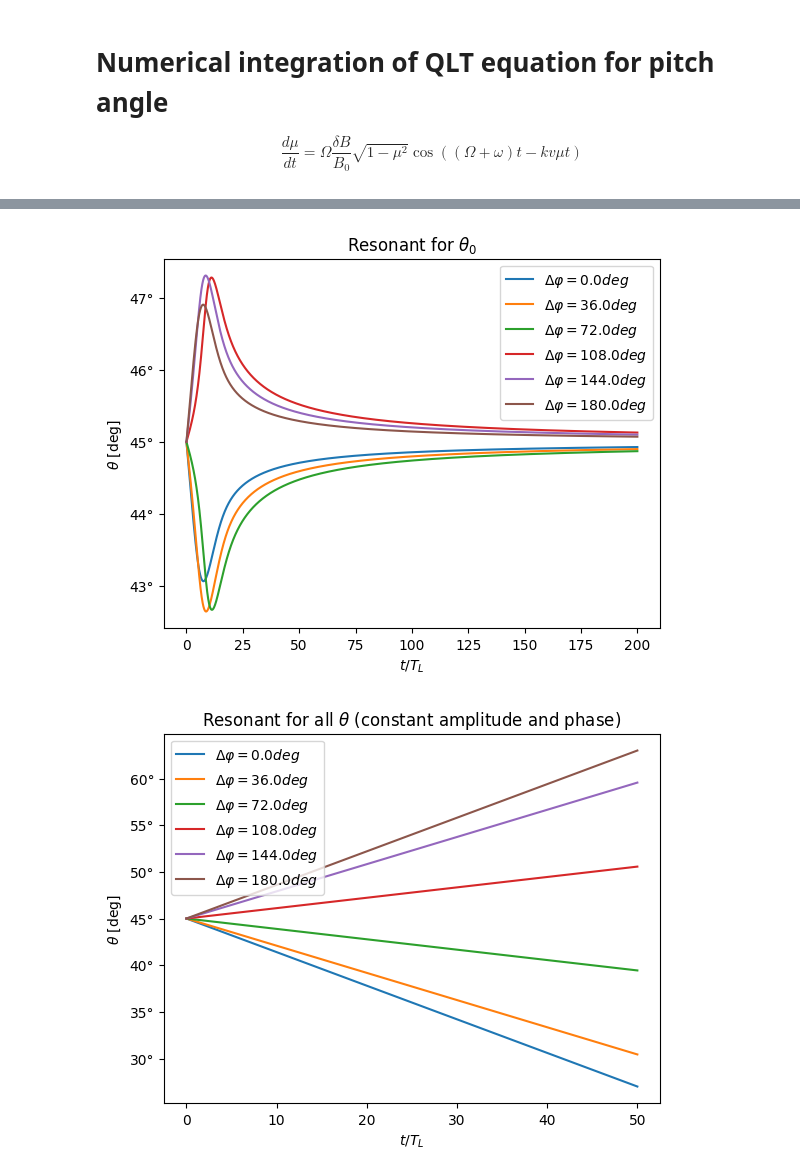
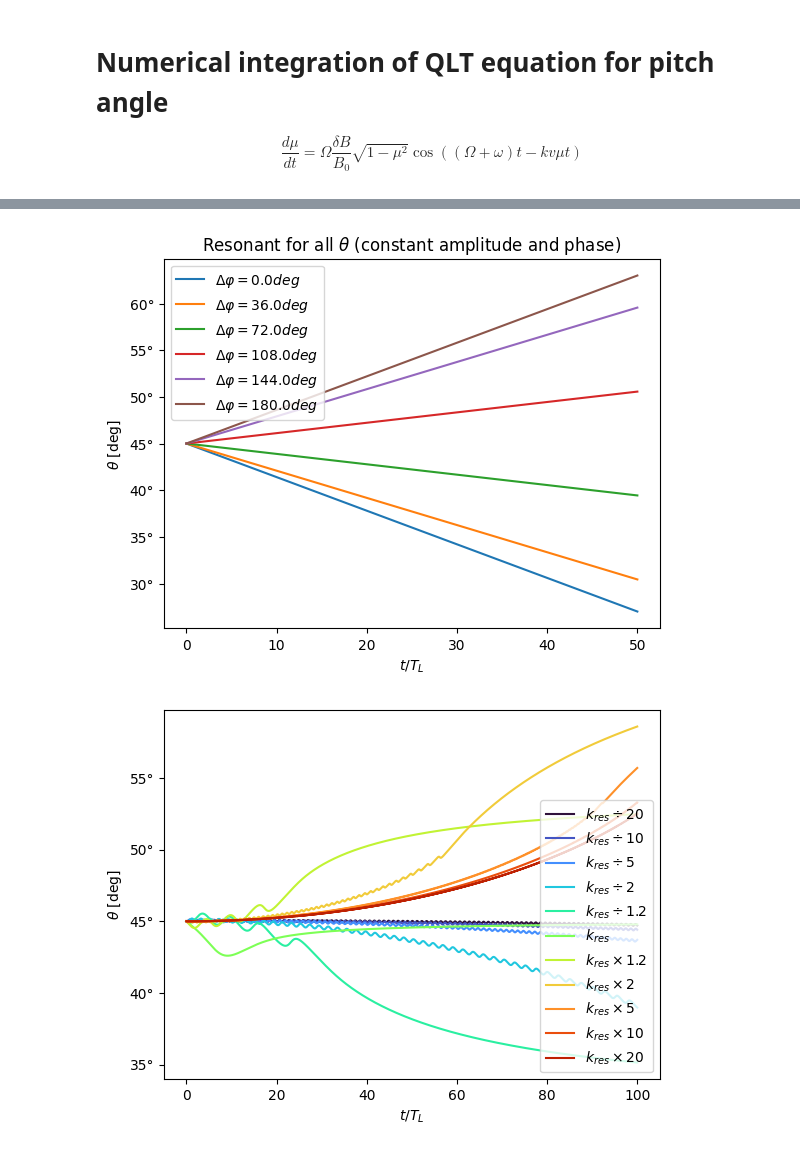
Before and after one commit to nj-vs-vh/gssi-he-th, a Jupyter notebook: Pitch Angle Diffusion Simulation.ipynb, the cells around one changed output, grey strips where cells are left out. Drawn from its saved outputs; the diff is of its cells as text; code cells hidden in the pictures.

```diff
--- a/Pitch Angle Diffusion Simulation.ipynb
+++ b/Pitch Angle Diffusion Simulation.ipynb
@@ -392,5 +410,5 @@ def get_mu_rhs(
 # %%
 theta0 = np.pi / 4
 particle = Particle.from_energy_pitch_angle(E=100 * u.GeV, theta=theta0)
-y0 = np.array([np.cos(theta0)])
+mu_0 = np.array([np.cos(theta0)])
 T_L_ = (particle.T_L).to(T_UNIT).value
@@ -398,12 +445,13 @@ T_L_ = (particle.T_L).to(T_UNIT).value
 _, ax = plt.subplots()
 for phase_diff in np.linspace(0, np.pi, 6):
     with tqdm() as pbar:
+        fun, step = get_mu_rhs(particle=particle, k="resonant", phase_diff=phase_diff, mu_0=mu_0)
         solution = solve_ivp(
-            fun=get_mu_rhs(particle=particle, k=particle.k_res, phase_diff=phase_diff),
-            t_span=(0, 200 * T_L_),
-            y0=y0,
+            fun=fun,
+            t_span=(0, 50 * T_L_),
+            y0=mu_0,
             args=[pbar, False],
-            max_step=0.05 * T_L_,
+            max_step=step,
         )
     ax.plot(
         (solution.t * T_UNIT / particle.T_L).decompose(),
@@ -412,29 +460,46 @@ for phase_diff in np.linspace(0, np.pi, 6):
     )
 label_axes(ax, "t / T_L", "\\theta")
 ax.legend()
-ax.set_title("Resonant for $\\theta_0$")
+ax.set_title("Resonant for all $\\theta$ (constant amplitude and phase)")
 plt.show()
 # %% [output]
-[figure, old version]
+[figure, new version]
 # %%
 _, ax = plt.subplots()
-for phase_diff in np.linspace(0, np.pi, 6):
-    with tqdm() as pbar:
-        solution = solve_ivp(
-            fun=get_mu_rhs(particle=particle, k="resonant", phase_diff=phase_diff),
-            t_span=(0, 50 * T_L_),
-            y0=y0,
-            args=[pbar, False],
-            max_step=0.05 * T_L_,
+multipliers = (1.2, 2, 5, 10, 20)
+total = len(multipliers) * 2 + 1
+cmap = matplotlib.colormaps["turbo"]
+idx = 0
+for power in (-1, 0, 1):
+    for multiplier in sorted(multipliers, reverse=power < 0) if power != 0 else [1]:
+        fun, step = get_mu_rhs(
+            particle=particle,
+            k=particle.k_res * multiplier**power,
+            phase_diff=np.pi / 4,
+            mu_0=mu_0,
         )
-    ax.plot(
-        (solution.t * T_UNIT / particle.T_L).decompose(),
-        180 * np.arccos(solution.y[0, :]) / np.pi * u.deg,
-        label=f"$\\Delta \\varphi = {{{180 * phase_diff / np.pi * u.deg:.1f}}}$",
-    )
+        with tqdm() as pbar:
+            solution = solve_ivp(
+                fun=fun,
+                t_span=(0, 100 * T_L_),
+                y0=mu_0,
+                args=[pbar, False],
+                max_step=step,
+            )
+        ax.plot(
+            (solution.t * T_UNIT / particle.T_L).decompose(),
+            180 * np.arccos(solution.y[0, :]) / np.pi * u.deg,
+            label=(
+                f"$ k_{{res}} {'\\times' if power == 1 else '\\div'} {multiplier} $"
+                if multiplier != 1
+                else "$k_{res}$"
+            ),
+            color=cmap(idx / total),
+        )
+        idx += 1
 label_axes(ax, "t / T_L", "\\theta")
 ax.legend()
-ax.set_title("Resonant for all $\\theta$ (constant amplitude and phase)")
+# ax.set_title("")
 plt.show()
 # %% [output]
-[figure, old version]
+[figure, new version]
```
Also changed, not shown: parts of 6 cells of this notebook.
